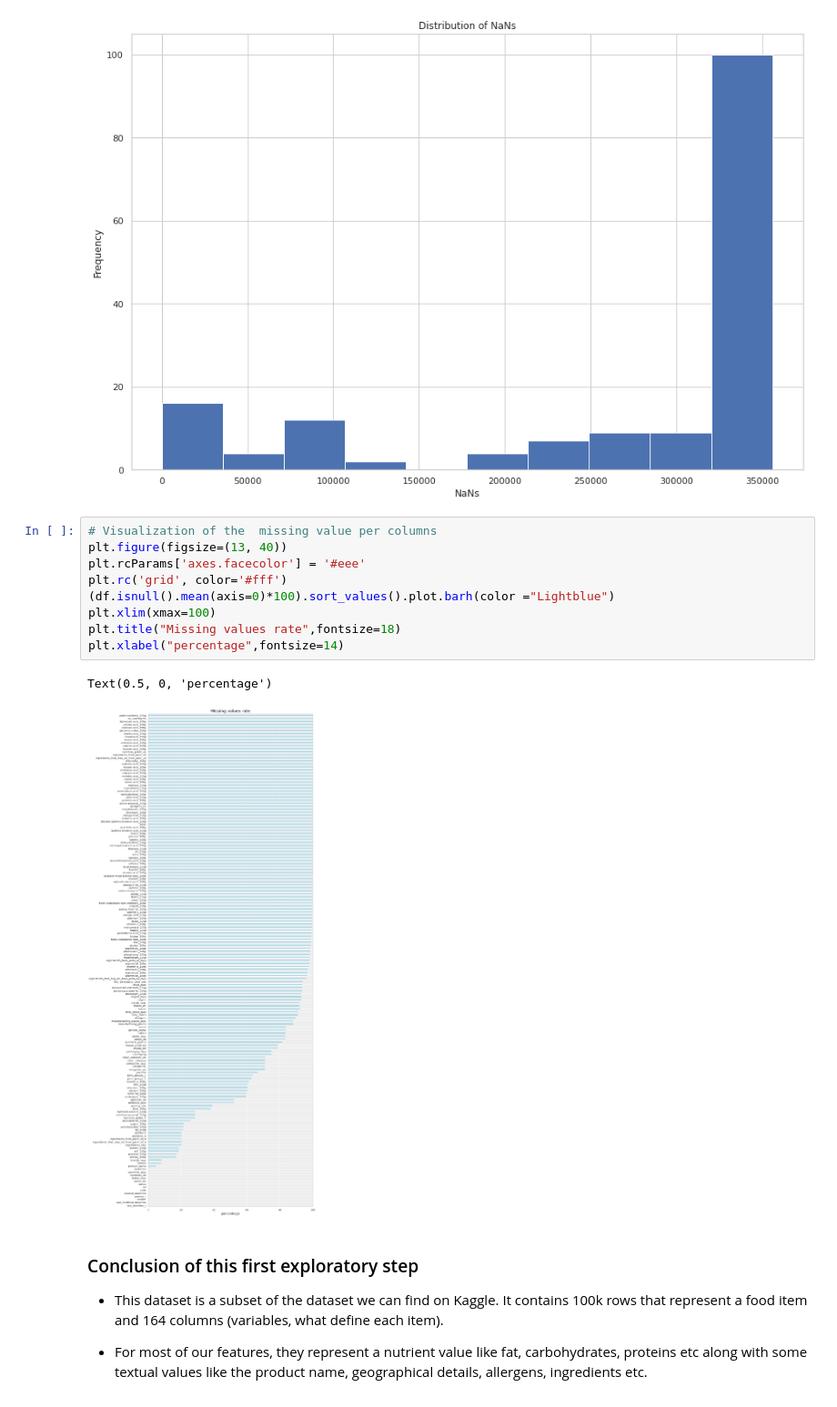
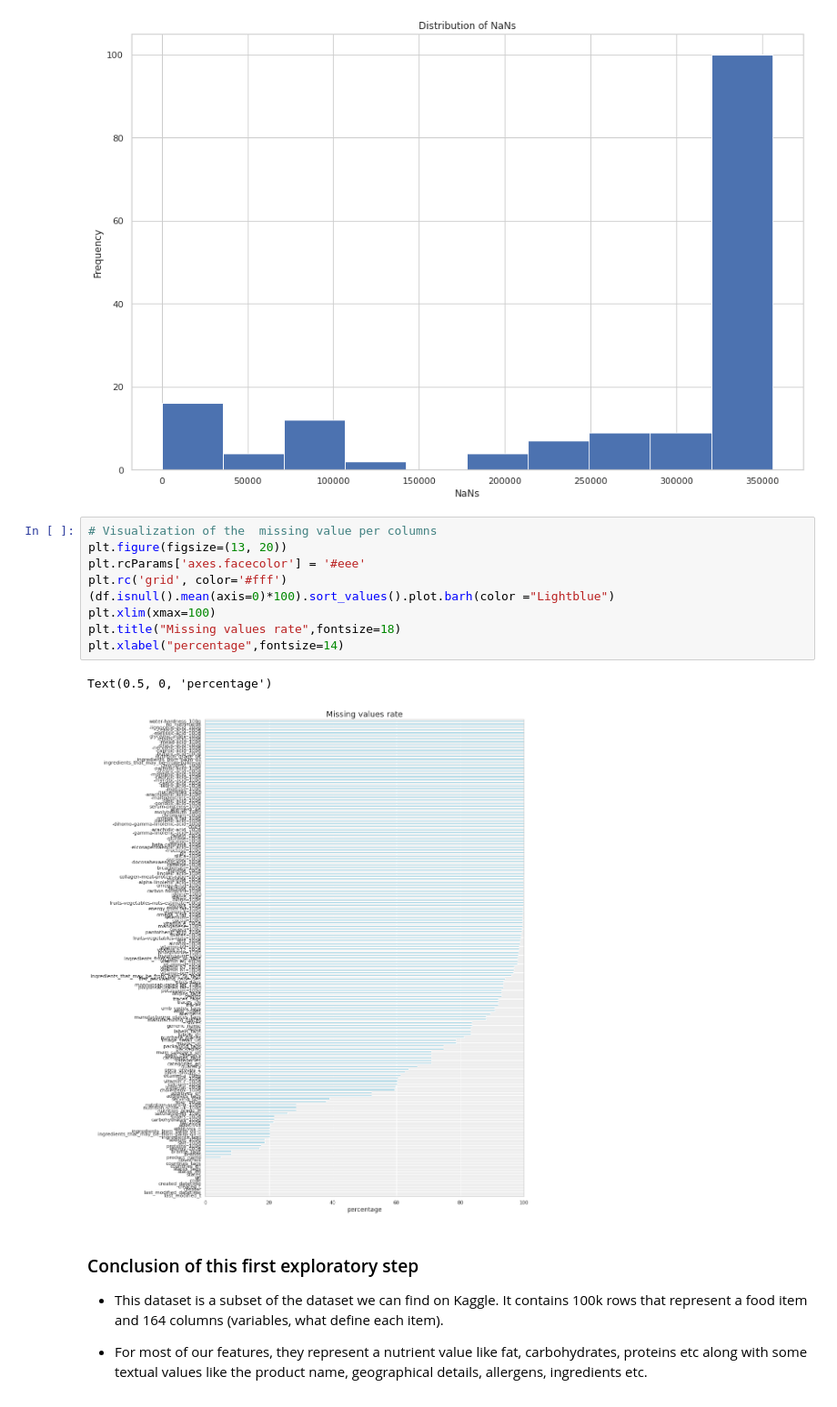
Before and after one commit to Hellfik/Foodflix, a Jupyter notebook: notebook/data_exploratory.ipynb, the cells around one changed output. Shown at 91% size. Drawn from its saved outputs; the diff is of its cells as text.

```diff
--- a/notebook/data_exploratory.ipynb
+++ b/notebook/data_exploratory.ipynb
@@ -147,16 +151,16 @@ plt.show()
 [figure]
 # %%
 # Visualization of the  missing value per columns
-plt.figure(figsize=(13, 40))
+plt.figure(figsize=(13, 20))
 plt.rcParams['axes.facecolor'] = '#eee'
 plt.rc('grid', color='#fff')
 (df.isnull().mean(axis=0)*100).sort_values().plot.barh(color ="Lightblue")
 plt.xlim(xmax=100)
 plt.title("Missing values rate",fontsize=18)
 plt.xlabel("percentage",fontsize=14)
 # %% [output]
 Text(0.5, 0, 'percentage')
-[figure, old version]
+[figure, new version]
 # %% [markdown]
 ### Conclusion of this first exploratory step
 
```
Also changed, not shown: parts of 1 cell of this notebook, 4 other files.
